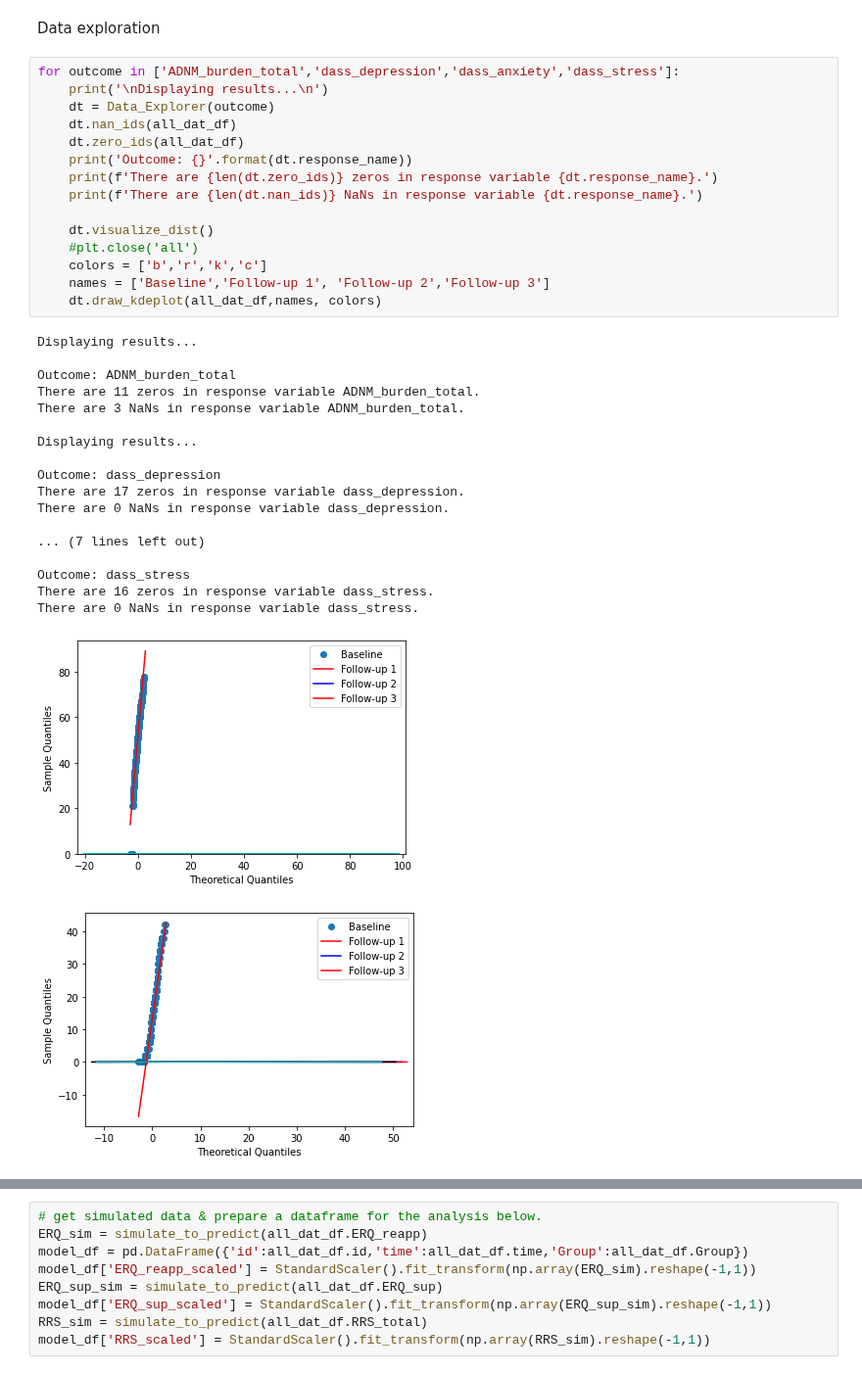
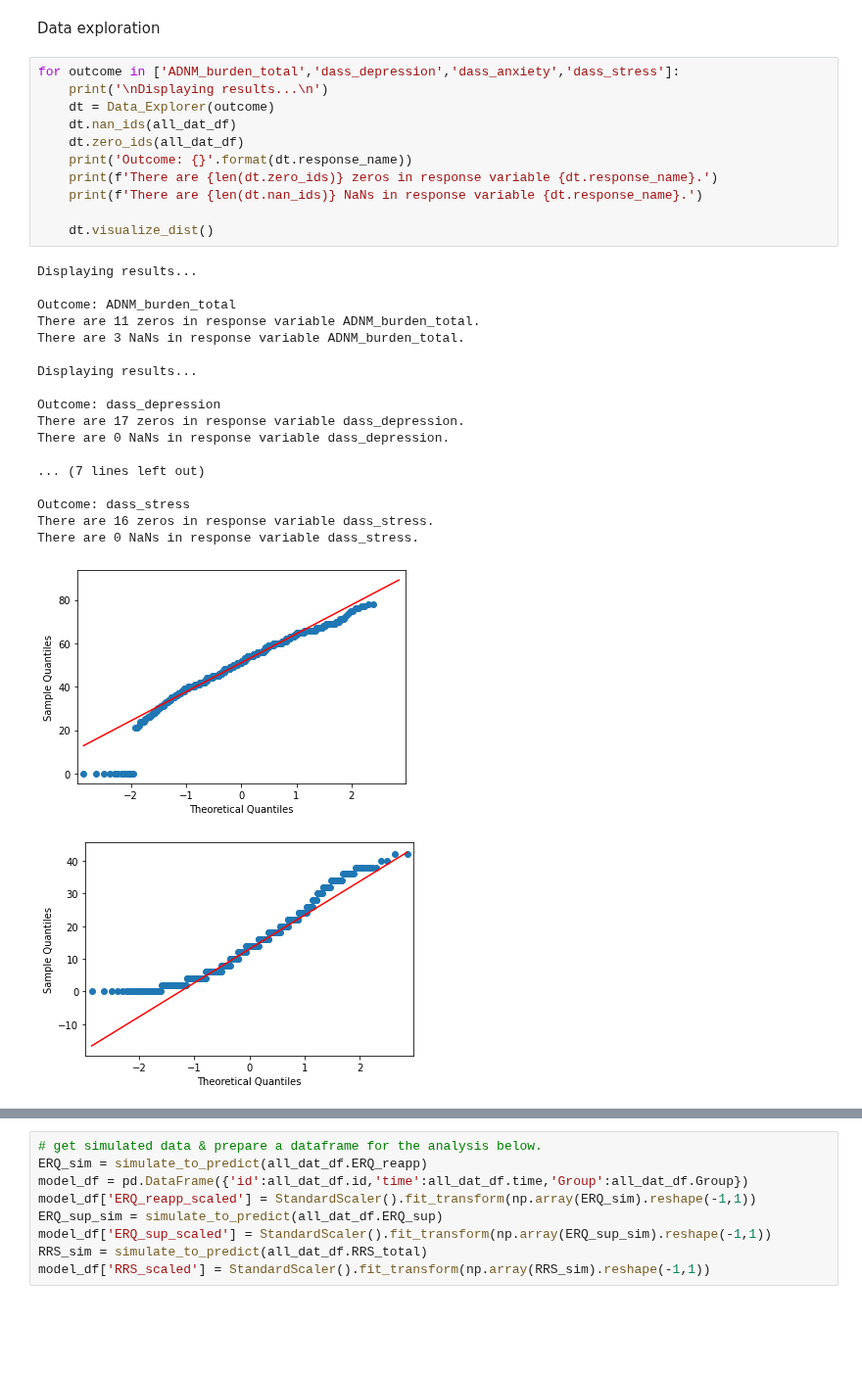
Before and after one commit to lucia-lux/EW_analysis, a Jupyter notebook: ew_anlaysis_1510.ipynb, the cells around one changed output, grey strips where cells are left out. Shown at 98% size. Saved outputs shown, nothing was run; the diff lists cells and outputs as text; blank space fills up the shorter version.

```diff
--- a/ew_anlaysis_1510.ipynb
+++ b/ew_anlaysis_1510.ipynb
@@ -308,35 +380,31 @@ Data exploration
 # %%
 for outcome in ['ADNM_burden_total','dass_depression','dass_anxiety','dass_stress']:
     print('\nDisplaying results...\n')
     dt = Data_Explorer(outcome)
     dt.nan_ids(all_dat_df)
     dt.zero_ids(all_dat_df)
     print('Outcome: {}'.format(dt.response_name))
     print(f'There are {len(dt.zero_ids)} zeros in response variable {dt.response_name}.')
     print(f'There are {len(dt.nan_ids)} NaNs in response variable {dt.response_name}.')
 
     dt.visualize_dist()
-    #plt.close('all')
-    colors = ['b','r','k','c']
-    names = ['Baseline','Follow-up 1', 'Follow-up 2','Follow-up 3']
-    dt.draw_kdeplot(all_dat_df,names, colors)
 # %% [output]
 Displaying results...
 
 Outcome: ADNM_burden_total
 There are 11 zeros in response variable ADNM_burden_total.
 There are 3 NaNs in response variable ADNM_burden_total.
 
 Displaying results...
 
 Outcome: dass_depression
 There are 17 zeros in response variable dass_depression.
 There are 0 NaNs in response variable dass_depression.
 
 ... (7 lines left out)
 
 Outcome: dass_stress
 There are 16 zeros in response variable dass_stress.
 There are 0 NaNs in response variable dass_stress.
-[figure, old version]
+[figure, new version]
-[figure, old version]
+[figure, new version]
```
Also changed, not shown: parts of 42 cells of this notebook.
